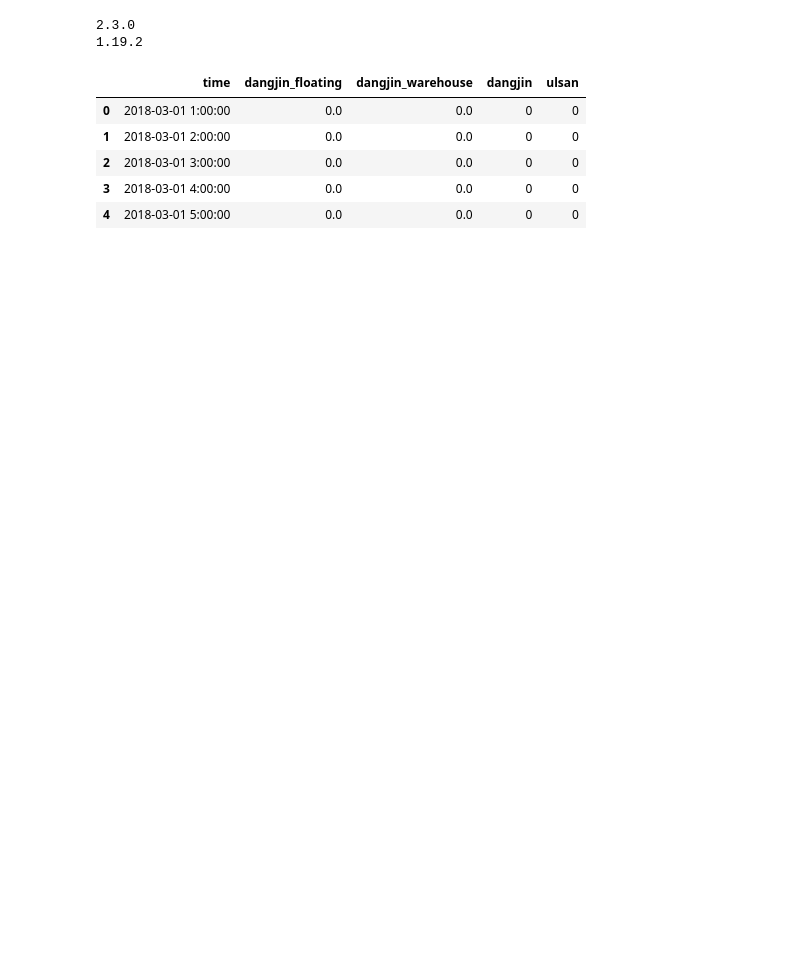
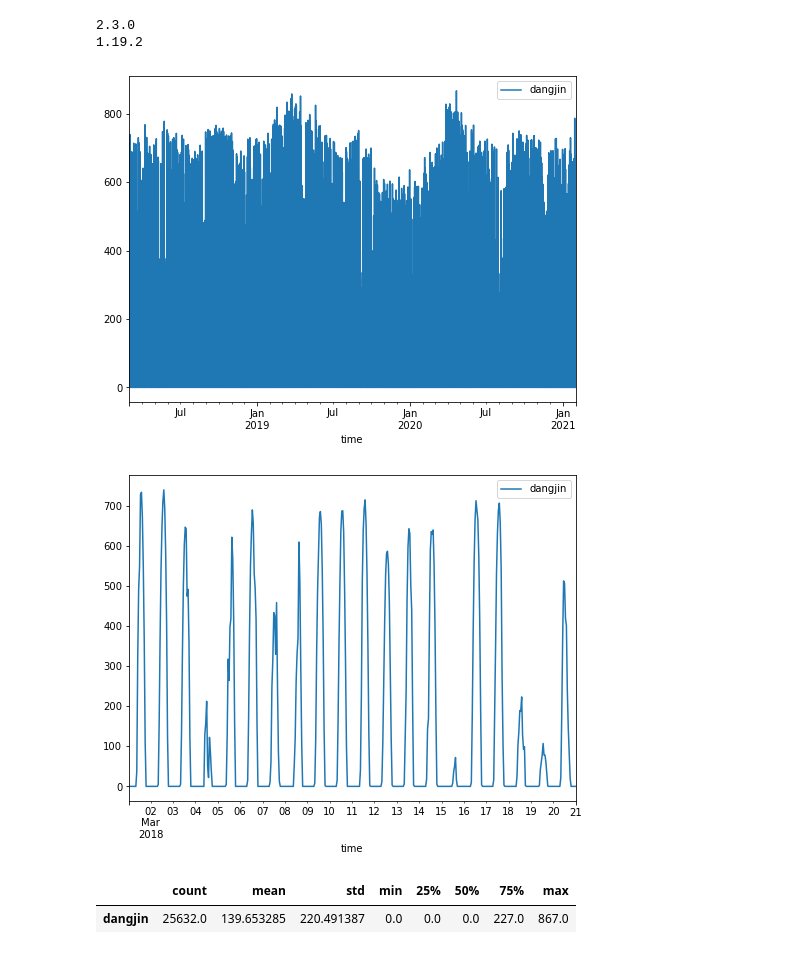
Before and after one commit to jkworldchampion/forecastsolar, a Jupyter notebook: LSTM/practice.ipynb, the cells around one changed output. Saved outputs shown, nothing was run; the diff lists cells and outputs as text; code cells hidden in the pictures; blank space fills up the shorter version.

```diff
--- a/LSTM/practice.ipynb
+++ b/LSTM/practice.ipynb
@@ -20,13 +20,23 @@ print(np.__version__)
 2.3.0
 1.19.2
 # %%
-df = pd.read_csv("https://raw.githubusercontent.com/cjfghk5697/forecastsolar/main/csv%20file/energy.csv") # 발전소별 발전량
+df = pd.read_csv("https://raw.githubusercontent.com/cjfghk5697/forecastsolar/jk/Timeseries_component_factors/dangjin_csv") # 발전소별 발전량
 # %%
 date_time = pd.to_datetime(df.pop('time'), format='%Y.%m.%d %H:%M:%S')
-# %% [output]
-|  | time | dangjin_floating | dangjin_warehouse | dangjin | ulsan |
-| 0 | 2018-03-01 1:00:00 | 0.0 | 0.0 | 0 | 0 |
-| 1 | 2018-03-01 2:00:00 | 0.0 | 0.0 | 0 | 0 |
-| 2 | 2018-03-01 3:00:00 | 0.0 | 0.0 | 0 | 0 |
-| 3 | 2018-03-01 4:00:00 | 0.0 | 0.0 | 0 | 0 |
-| 4 | 2018-03-01 5:00:00 | 0.0 | 0.0 | 0 | 0 |
+# %%
+plot_cols = ['dangjin']
+plot_features = df[plot_cols]
+plot_features.index = date_time
+_ = plot_features.plot(subplots=True)
+
+plot_features = df[plot_cols][:480]
+plot_features.index = date_time[:480]
+_ = plot_features.plot(subplots=True)
+# %% [output]
+[figure, added]
+[figure, added]
+# %%
+df.describe().transpose()
+# %% [output]
+|  | count | mean | std | min | 25% | 50% | 75% | max |
+| dangjin | 25632.0 | 139.653285 | 220.491387 | 0.0 | 0.0 | 0.0 | 227.0 | 867.0 |
```
Also changed, not shown: parts of 32 cells of this notebook.
